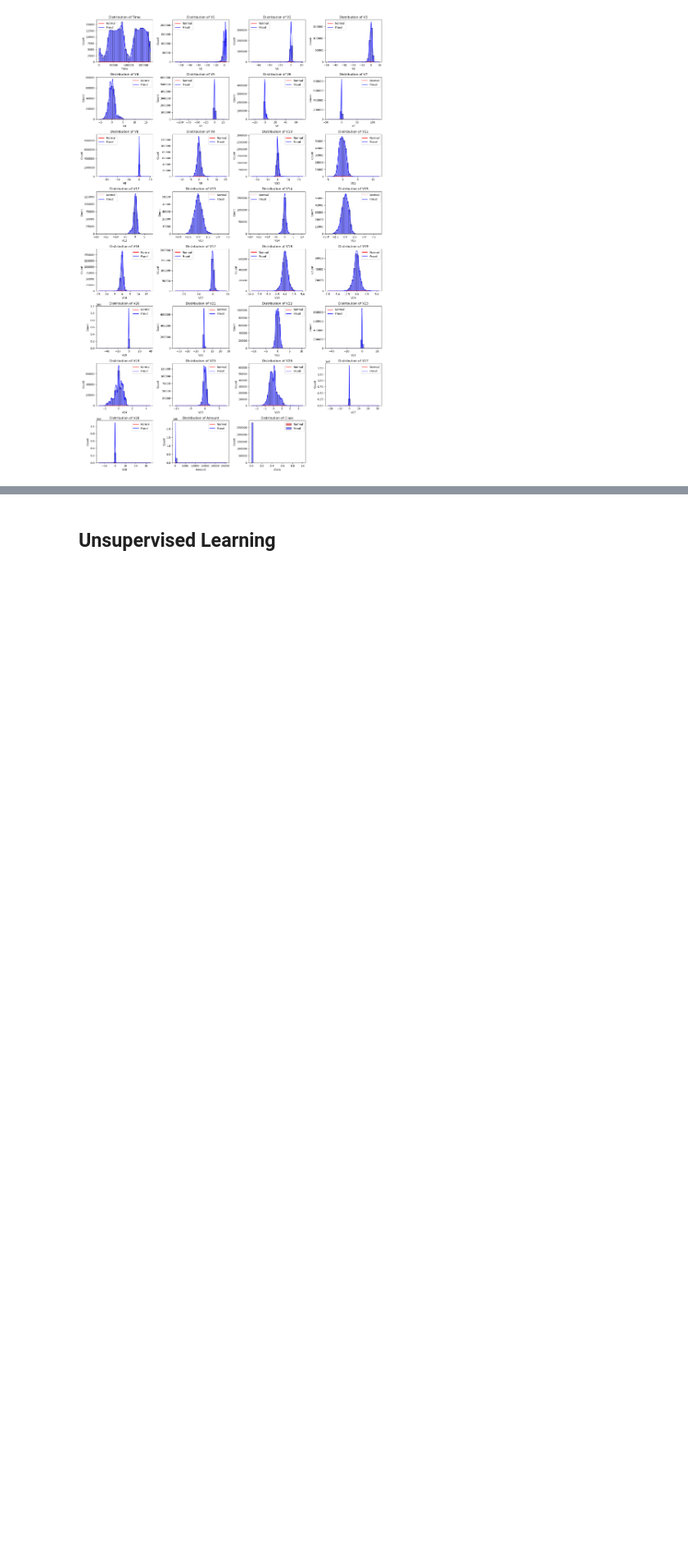
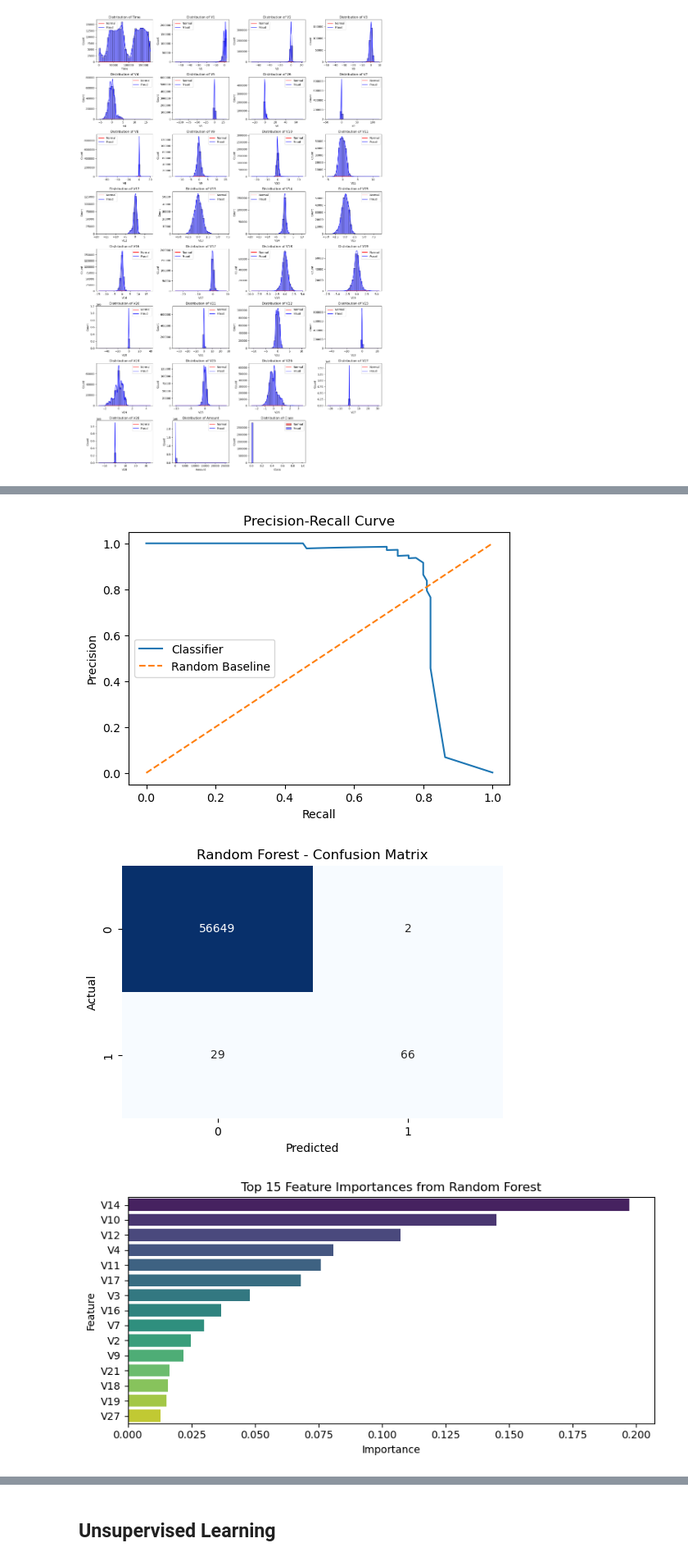
Before and after one commit to luckydoglou/ml-projects, a Jupyter notebook: anomaly-detection/v0/anomaly-detection-v0.ipynb, the cells around one changed output, grey strips where cells are left out. Shown at 82% size. Cells and saved outputs as stored; diff of their text form; code cells hidden in the pictures; blank space fills up the shorter version.

```diff
--- a/anomaly-detection/v0/anomaly-detection-v0.ipynb
+++ b/anomaly-detection/v0/anomaly-detection-v0.ipynb
@@ -339,0 +390,19 @@ plt.show()
+# %%
+# Train Random Forest Classifier models
+from sklearn.ensemble import RandomForestClassifier
+import time
+from sklearn.metrics import classification_report, confusion_matrix, precision_recall_curve, auc, average_precision_score, roc_auc_score
+
+# Random Forest Classifier
+rf_model = RandomForestClassifier(n_estimators=100, random_state=42, class_weight='balanced', n_jobs=-1)
+
+# Train the model
+print("Training Random Forest model...")
+start_time = time.time()
+rf_model.fit(X_train, y_train)
+end_time = time.time()
+print(f"Random Forest model trained in {end_time - start_time:.2f} seconds.")
+
+# Make predictions
+y_pred_rf = rf_model.predict(X_test)
+y_pred_proba_rf = rf_model.predict_proba(X_test)[:, 1]
@@ -339,0 +412,49 @@ plt.show()
+# %%
+# Evaluate the model
+print("\nRandom Forest Model Evaluation:")
+print(classification_report(y_test, y_pred_rf))
+
+# Calculate AUPRC (Area Under Precision-Recall Curve)
+precision_rf, recall_rf, thresholds_rf = precision_recall_curve(y_test, y_pred_proba_rf)
+auprc_rf = auc(recall_rf, precision_rf)
+auprc2_rf = average_precision_score(y_test, y_pred_proba_rf) # alternative AUPRC calculation
+
+print(f"AUPRC: {auprc_rf:.4f}")
+print(f"AUPRC2: {auprc2_rf:.4f}")
+# Calculate ROC AUC
+roc_auc_rf = roc_auc_score(y_test, y_pred_proba_rf)
+print(f"ROC AUC: {roc_auc_rf:.4f}")
+
+plt.figure(figsize=(6, 4))
+plt.plot(recall_rf, precision_rf, label='Classifier')
+random_baseline = np.linspace(0, 1, len(precision_rf))
+plt.plot(random_baseline, random_baseline, linestyle='--', label='Random Baseline')
+plt.xlabel('Recall')
+plt.ylabel('Precision')
+plt.title('Precision-Recall Curve')
+plt.legend()
+plt.show()
+
+# Plot confusion matrix
+plt.figure(figsize=(6, 4))
+cm = confusion_matrix(y_test, y_pred_rf)
+sns.heatmap(cm, annot=True, fmt='d', cmap='Blues', cbar=False)
+plt.title('Random Forest - Confusion Matrix')
+plt.xlabel('Predicted')
+plt.ylabel('Actual')
+plt.show()
+
+# Feature importance
+feature_importance = pd.DataFrame({
+    'Feature': X_train.columns,
+    'Importance': rf_model.feature_importances_
+}).sort_values(by='Importance', ascending=False)
+
+plt.figure(figsize=(8, 4))
+sns.barplot(x='Importance', y='Feature', data=feature_importance.head(15), hue='Feature', palette='viridis')
+plt.title('Top 15 Feature Importances from Random Forest')
+plt.xlabel('Importance')
+plt.ylabel('Feature')
+plt.tight_layout()
+plt.show()
+# %% [output]
@@ -339,0 +474,3 @@ plt.show()
+[figure, added]
+[figure, added]
+[figure, added]
```
Also changed, not shown: parts of 26 cells of this notebook.
